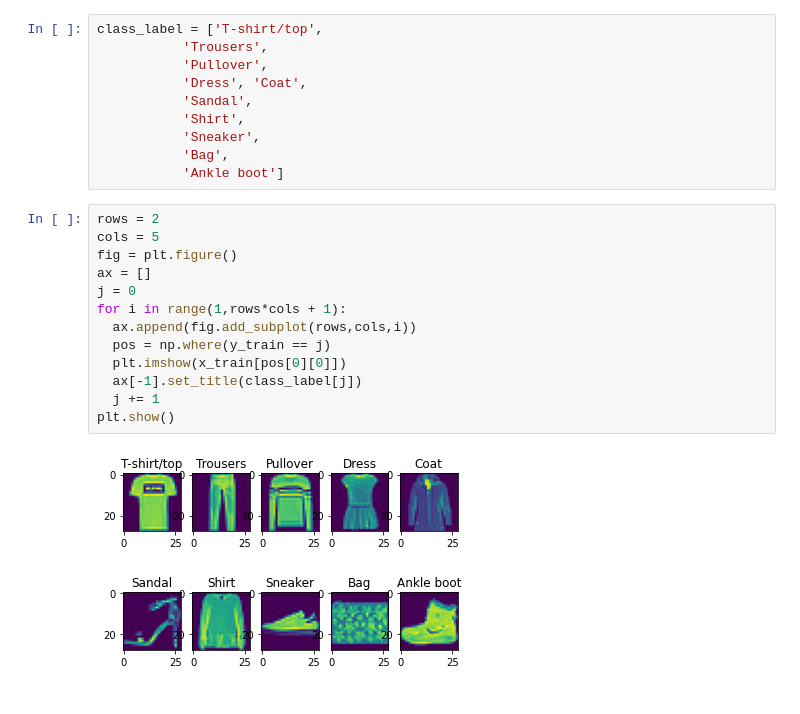
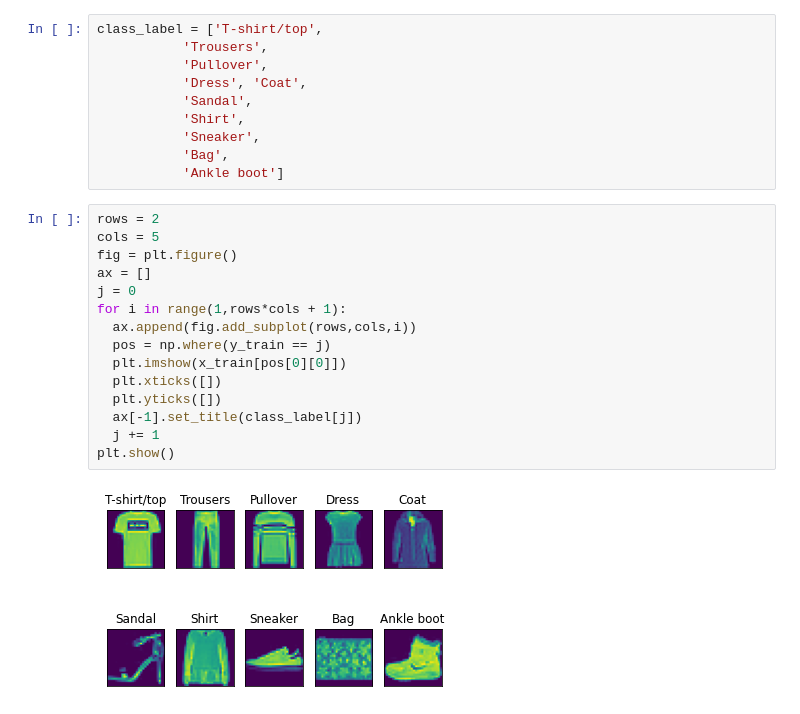
Before and after one commit to theindianwriter/cs6910_assignment1, a Jupyter notebook: DL_Assigment1.ipynb, the cells around one changed output. Saved outputs shown, nothing was run; the diff lists cells and outputs as text.

```diff
--- a/DL_Assigment1.ipynb
+++ b/DL_Assigment1.ipynb
@@ -31,15 +31,17 @@ class_label = ['T-shirt/top',
 # %%
 rows = 2
 cols = 5
 fig = plt.figure()
 ax = []
 j = 0
 for i in range(1,rows*cols + 1):
   ax.append(fig.add_subplot(rows,cols,i))
   pos = np.where(y_train == j)
   plt.imshow(x_train[pos[0][0]])
+  plt.xticks([])
+  plt.yticks([])
   ax[-1].set_title(class_label[j])
   j += 1
 plt.show()
 # %% [output]
-[figure, old version]
+[figure, new version]
```
Also changed, not shown: parts of 2 cells of this notebook.
